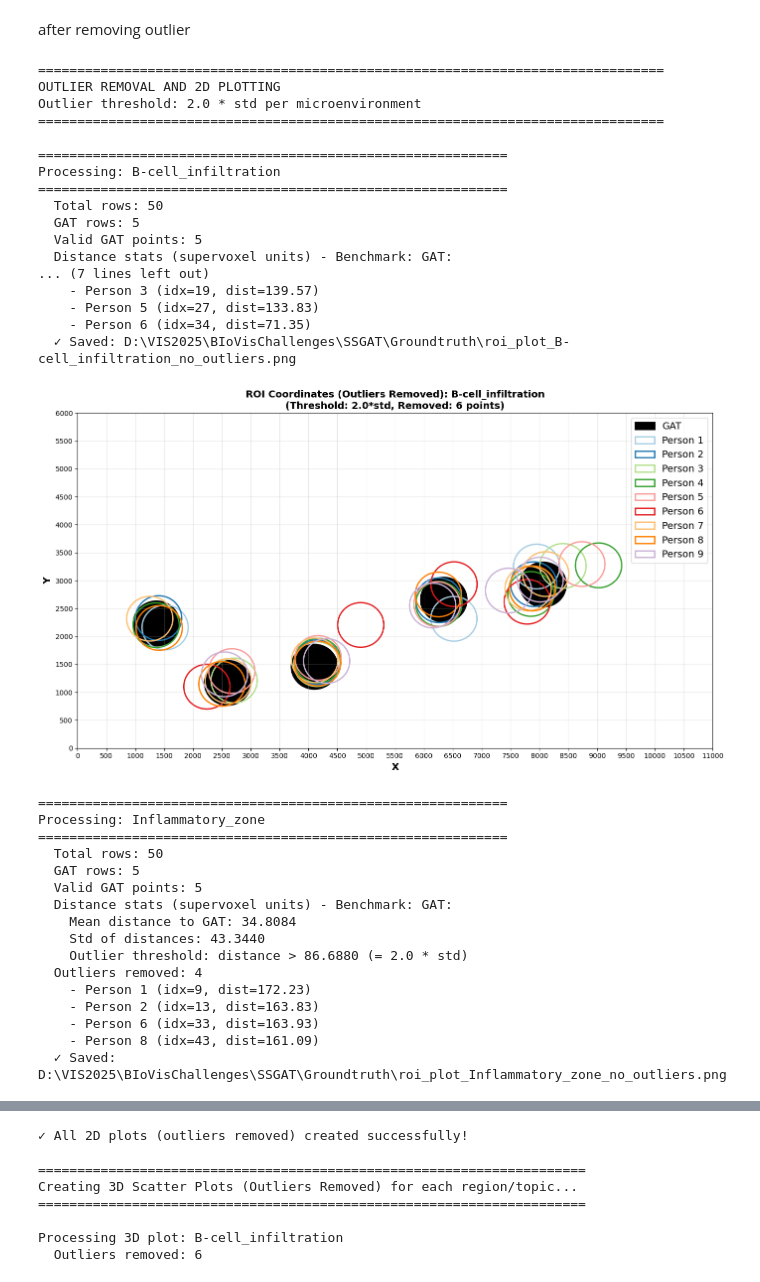
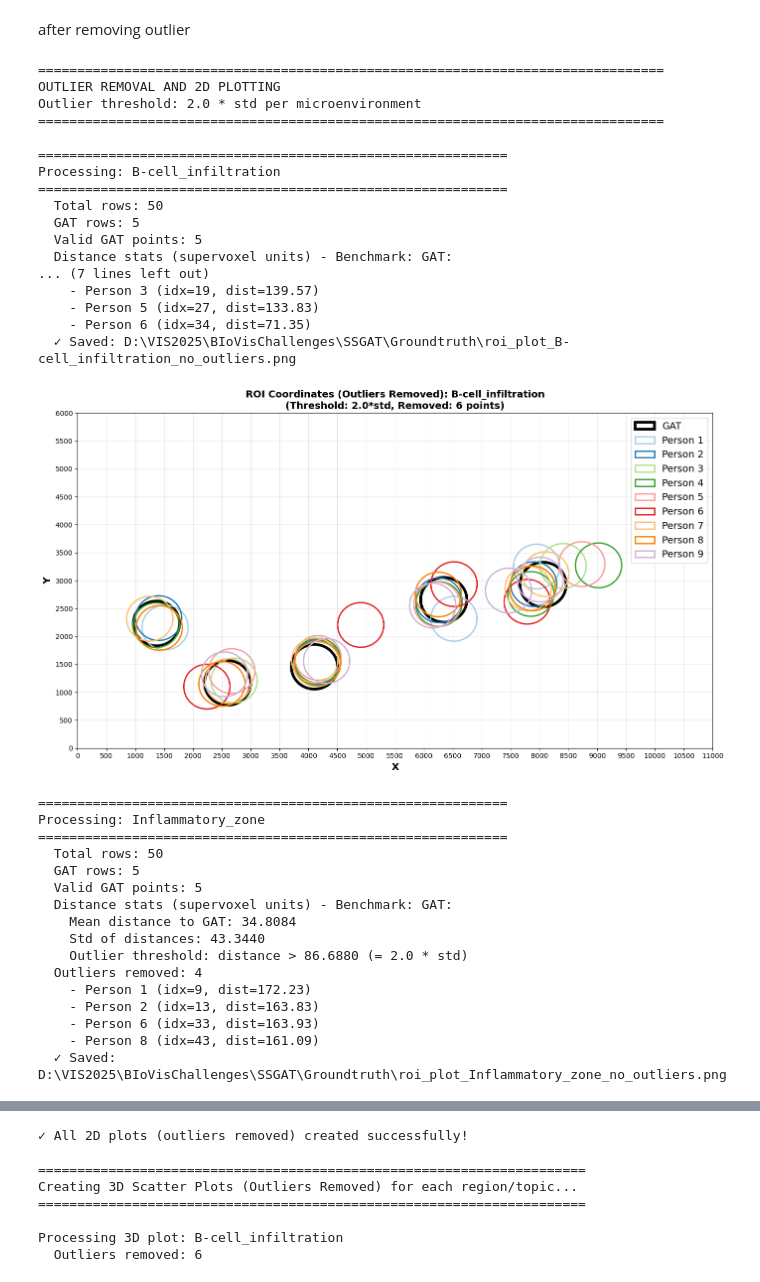
Before and after one commit to Hosseinfatho/SSGAT, a Jupyter notebook: Groundtruth/positionplot.ipynb, the cells around one changed output, grey strips where cells are left out. Saved outputs shown, nothing was run; the diff lists cells and outputs as text; code cells hidden in the pictures.

```diff
--- a/Groundtruth/positionplot.ipynb
+++ b/Groundtruth/positionplot.ipynb
@@ -935,15 +935,15 @@ for csv_filename in csv_files:
     # Create figure for 2D plot (without outliers)
     fig, ax = plt.subplots(figsize=(14, 8))
 
-    # Plot GAT points first (always included)
+    # Plot GAT points first (always included) - outline only, stroke width 4
     for idx, row in gat_data.iterrows():
         try:
             x_float = float(row.iloc[2])
             y_float = float(row.iloc[3])
             if not (np.isnan(x_float) or np.isnan(y_float)):
                 circle = Circle((x_float, y_float), circle_radius,
-                              fill=True, facecolor=colors['GAT'],
-                              edgecolor=colors['GAT'], linewidth=stroke_width,
+                              fill=False, edgecolor=colors['GAT'],
+                              linewidth=4,
                               label='GAT' if idx == gat_data.index[0] else '')
                 ax.add_patch(circle)
         except (ValueError, TypeError):
@@ -1159,34 +1159,34 @@ for csv_filename in csv_files:
 
     # Adjust viewing angle
     ax.view_init(elev=25, azim=45)
 
     # Save plot
     plt.tight_layout()
     output_path = base_dir / f'3d_scatter_{sheet_name}_no_outliers.png'
     plt.savefig(output_path, dpi=300, bbox_inches='tight')
     print(f"  ✓ Saved: {output_path}")
     plt.show()
 
 print(f"\n✓ All 3D scatter plots (outliers removed) created successfully!")
 # %% [output]
 ================================================================================
 OUTLIER REMOVAL AND 2D PLOTTING
 Outlier threshold: 2.0 * std per microenvironment
 ================================================================================
 
 ============================================================
 Processing: B-cell_infiltration
 ============================================================
   Total rows: 50
   GAT rows: 5
   Valid GAT points: 5
   Distance stats (supervoxel units) - Benchmark: GAT:
 ... (7 lines left out)
     - Person 3 (idx=19, dist=139.57)
     - Person 5 (idx=27, dist=133.83)
     - Person 6 (idx=34, dist=71.35)
   ✓ Saved: D:\VIS2025\BIoVisChallenges\SSGAT\Groundtruth\roi_plot_B-cell_infiltration_no_outliers.png
-[figure, old version]
+[figure, new version]
 ============================================================
 Processing: Inflammatory_zone
 ============================================================
```
Also changed, not shown: parts of 1 cell of this notebook, 5 other files.
